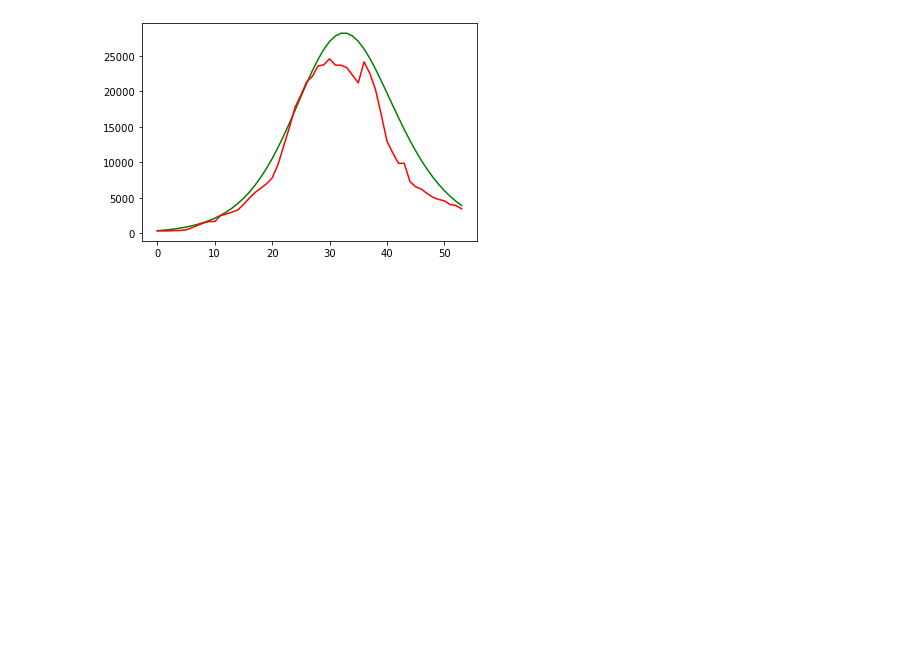
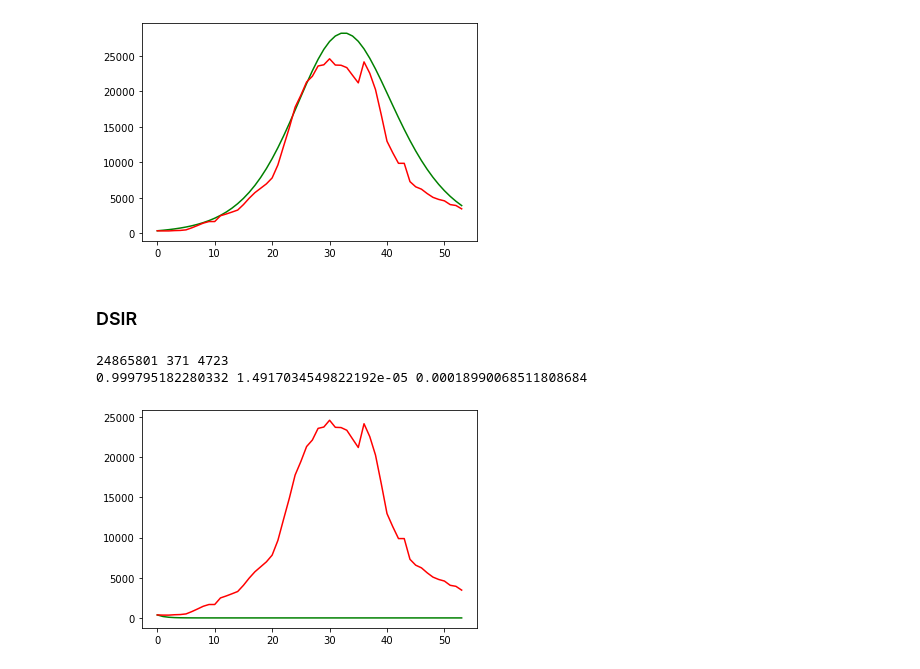
Before and after one commit to ObsisMc/Covid-19-Analysis, a Jupyter notebook: analysis/SIR_analysis/eval.ipynb, the cells around one changed output. Drawn from its saved outputs; the diff is of its cells as text; code cells hidden in the pictures; blank space fills up the shorter version.

Commit message:
update DSIR and eval.ipynb: fail

```diff
--- a/analysis/SIR_analysis/eval.ipynb
+++ b/analysis/SIR_analysis/eval.ipynb
@@ -91,3 +94,5 @@ plt.plot(gt_infected,'-r', label="actual")
 plt.show()
 # %% [output]
 [figure]
+# %% [markdown]
+### DSIR
@@ -93,0 +101,29 @@ plt.show()
+# %%
+populations = pd.read_csv("../../dataset/population7th.csv")
+# TODO:
+all_num = populations[populations.Province == "上海"].iloc[0,1]
+
+I0_num = df_data.loc[start_day,"currentConfirmedCount"]
+r0_num = df_data.loc[start_day,"deadCount"] + df_data.loc[start_day,"curedCount"]
+S0_num = all_num - I0_num - r0_num
+
+S0 = S0_num/all_num
+I0 = I0_num /all_num
+r0 = r0_num / all_num
+print(S0_num ,I0_num, r0_num)
+print(S0,I0, r0)
+# %% [output]
+24865801 371 4723
+0.999795182280332 1.4917034549822192e-05 0.00018990068511808684
+# %%
+dsir = DSIR(S0=S0,I0=I0,contact_coef=0.0666,beta=1,gamma=0.8195)
+# %%
+dsir_res = dsir.predict(np.arange(0,end_day-start_day))
+# %%
+dsir_pre_infected = dsir_res[:,1]*all_num
+gt_infected = df_data.loc[start_day:end_day-1,"currentConfirmedCount"].reset_index(drop=True)
+plt.plot(dsir_pre_infected,'-g',label="predict")
+plt.plot(gt_infected,'-r', label="actual")
+plt.show()
+# %% [output]
+[figure, added]
```
Also changed, not shown: parts of 5 cells of this notebook, 1 other file.
